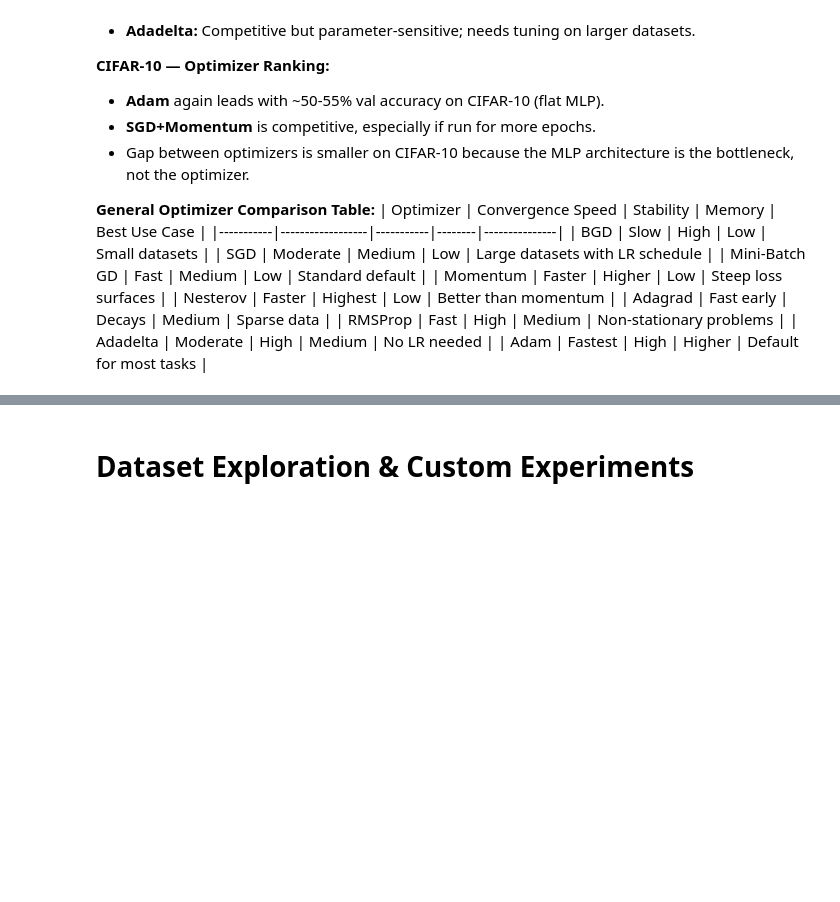
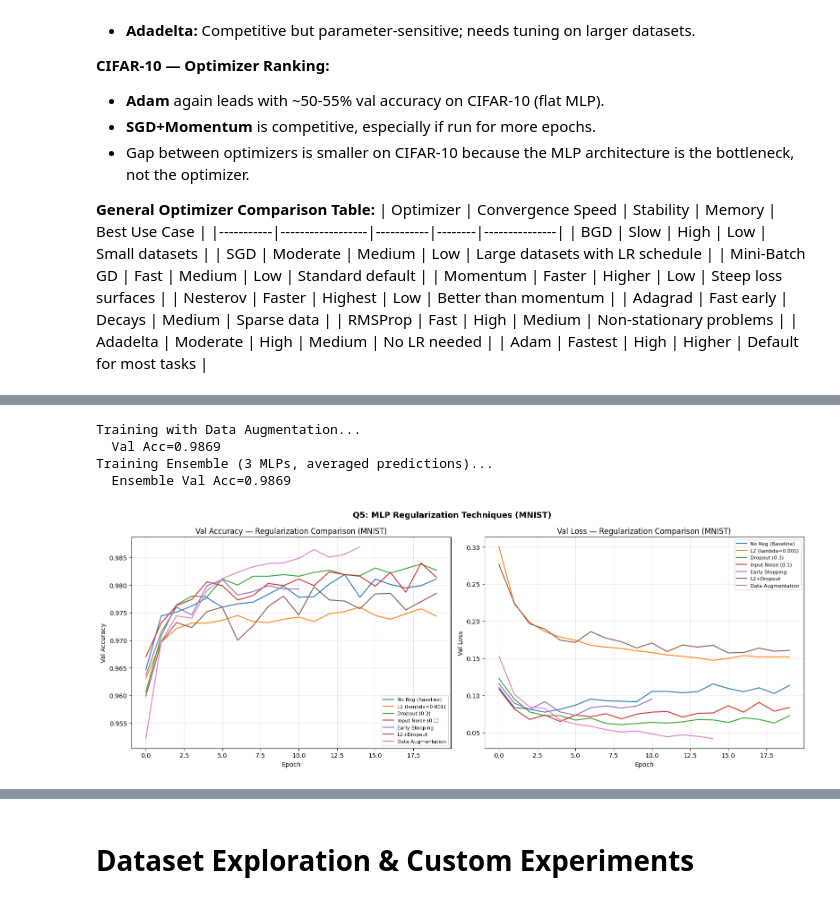
Before and after one commit to srujannayak45/DL-LAB-ASSIGNMENT, a Jupyter notebook: DL_ASSIGNMENT.ipynb, the cells around one changed output, grey strips where cells are left out. Drawn from its saved outputs; the diff is of its cells as text; code cells hidden in the pictures; blank space fills up the shorter version.

Commit message:
WEEK-5 worked on Tyeps of Regularization Techniques in MLP and explored my dataset

```diff
--- a/DL_ASSIGNMENT.ipynb
+++ b/DL_ASSIGNMENT.ipynb
@@ -753,0 +848,74 @@ CIFAR-10 — All Optimizers Comparison (10 epochs each)
+# %%
+# ---- 7. Data Augmentation (MNIST) ----
+print('Training with Data Augmentation...')
+from tensorflow.keras.preprocessing.image import ImageDataGenerator
+
+datagen = ImageDataGenerator(
+    rotation_range=10, width_shift_range=0.1,
+    height_shift_range=0.1, zoom_range=0.1
+)
+X_aug = X_m_train.reshape(-1, 28, 28, 1)
+datagen.fit(X_aug)
+
+tf.keras.backend.clear_session()
+inp_aug = layers.Input(shape=(28, 28, 1))
+x_aug   = layers.Flatten()(inp_aug)
+x_aug   = layers.Dense(256, activation='relu')(x_aug)
+x_aug   = layers.Dense(128, activation='relu')(x_aug)
+out_aug = layers.Dense(10,  activation='softmax')(x_aug)
+m_aug   = keras.Model(inp_aug, out_aug)
+m_aug.compile(optimizer='adam', loss='categorical_crossentropy', metrics=['accuracy'])
+h_aug = m_aug.fit(
+    datagen.flow(X_aug, y_m_train_oh, batch_size=64),
+    epochs=15,
+    validation_data=(X_m_train_img, y_m_train_oh), verbose=0
+)
+reg_results['Data Augmentation'] = h_aug
+print(f'  Val Acc={h_aug.history["val_accuracy"][-1]:.4f}')
+
+# ---- 8. Ensemble (3 models averaged) ----
+print('Training Ensemble (3 MLPs, averaged predictions)...')
+ensemble_preds = []
+for seed in [1, 2, 3]:
+    tf.keras.backend.clear_session()
+    tf.random.set_seed(seed)
+    m_e = keras.Sequential([
+        layers.Dense(256, activation='relu', input_shape=(784,)),
+        layers.Dense(128, activation='relu'),
+        layers.Dense(10,  activation='softmax')
+    ])
+    m_e.compile(optimizer='adam', loss='categorical_crossentropy', metrics=['accuracy'])
+    m_e.fit(X_m_train, y_m_train_oh, epochs=15, batch_size=64, verbose=0)
+    ensemble_preds.append(m_e.predict(X_m_test, verbose=0))
+ens_pred = np.mean(ensemble_preds, axis=0)
+ens_acc  = (ens_pred.argmax(1) == y_m_test).mean()
+print(f'  Ensemble Val Acc={ens_acc:.4f}')
+# %% [output]
+Training with Data Augmentation...
+  Val Acc=0.9869
+Training Ensemble (3 MLPs, averaged predictions)...
+  Ensemble Val Acc=0.9869
+# %%
+# ---- Plot all regularization results ----
+fig, axes = plt.subplots(1, 2, figsize=(16, 6))
+for name, h in reg_results.items():
+    axes[0].plot(h.history['val_accuracy'], label=name)
+    axes[1].plot(h.history['val_loss'],     label=name)
+
+axes[0].set_title('Val Accuracy — Regularization Comparison (MNIST)')
+axes[0].set_xlabel('Epoch'); axes[0].set_ylabel('Val Accuracy')
+axes[0].legend(fontsize=8); axes[0].grid(True, alpha=0.3)
+
+axes[1].set_title('Val Loss — Regularization Comparison (MNIST)')
+axes[1].set_xlabel('Epoch'); axes[1].set_ylabel('Val Loss')
+axes[1].legend(fontsize=8); axes[1].grid(True, alpha=0.3)
+plt.suptitle('Q5: MLP Regularization Techniques (MNIST)', fontsize=13, fontweight='bold')
+plt.tight_layout(); plt.show()
+
+# Summary
+print('\n--- Regularization Summary ---')
+for name, h in reg_results.items():
+    print(f'  {name:25s} | Val Acc={h.history["val_accuracy"][-1]:.4f} | Val Loss={h.history["val_loss"][-1]:.4f}')
+print(f'  {"Ensemble (3 models)":25s} | Val Acc={ens_acc:.4f}')
+# %% [output]
+[figure, added]
```
Also changed, not shown: parts of 8 cells of this notebook, 2 other files.
